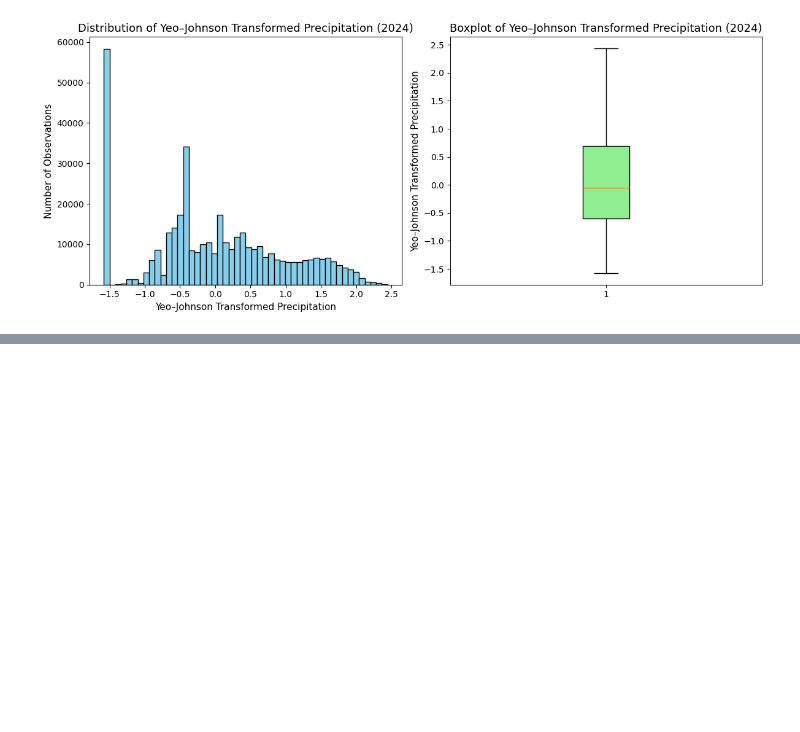
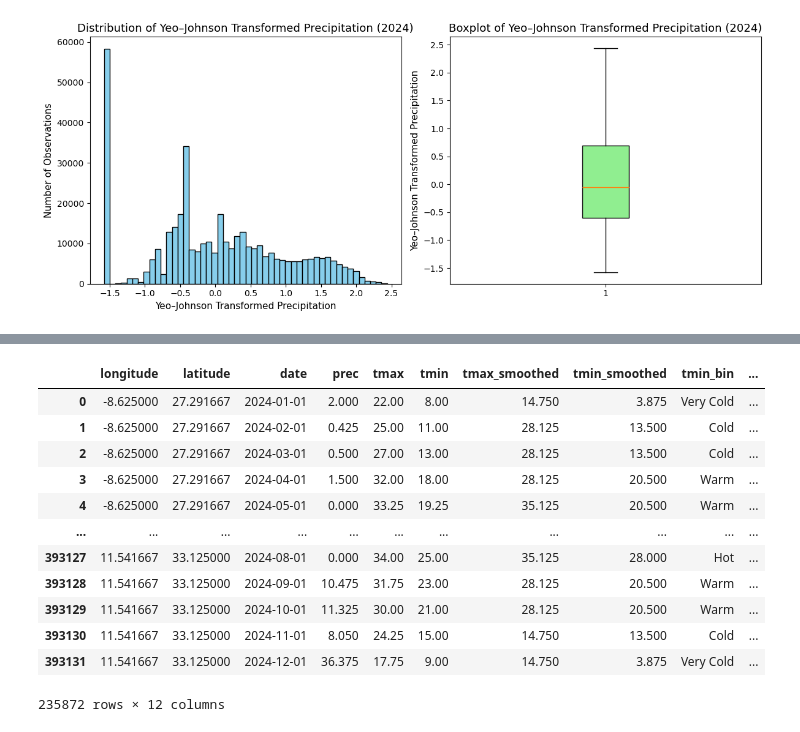
Before and after one commit to b-fatma/S2I-DM, a Jupyter notebook: src/preprocessing/climate.ipynb, the cells around one changed output, grey strips where cells are left out. Saved outputs shown, nothing was run; the diff lists cells and outputs as text; code cells hidden in the pictures; blank space fills up the shorter version.

```diff
--- a/src/preprocessing/climate.ipynb
+++ b/src/preprocessing/climate.ipynb
@@ -341,0 +358,18 @@ climate_df.head()
+# %%
+from config import latitude_lower_bound
+climate_df = climate_df[climate_df['latitude'] > latitude_lower_bound]
+climate_df
+# %% [output]
+|  | longitude | latitude | date | prec | tmax | tmin | tmax_smoothed | tmin_smoothed | tmin_bin | ... |
+| 0 | -8.625000 | 27.291667 | 2024-01-01 | 2.000 | 22.00 | 8.00 | 14.750 | 3.875 | Very Cold | ... |
+| 1 | -8.625000 | 27.291667 | 2024-02-01 | 0.425 | 25.00 | 11.00 | 28.125 | 13.500 | Cold | ... |
+| 2 | -8.625000 | 27.291667 | 2024-03-01 | 0.500 | 27.00 | 13.00 | 28.125 | 13.500 | Cold | ... |
+| 3 | -8.625000 | 27.291667 | 2024-04-01 | 1.500 | 32.00 | 18.00 | 28.125 | 20.500 | Warm | ... |
+| 4 | -8.625000 | 27.291667 | 2024-05-01 | 0.000 | 33.25 | 19.25 | 35.125 | 20.500 | Warm | ... |
+| ... | ... | ... | ... | ... | ... | ... | ... | ... | ... | ... |
+| 393127 | 11.541667 | 33.125000 | 2024-08-01 | 0.000 | 34.00 | 25.00 | 35.125 | 28.000 | Hot | ... |
+| 393128 | 11.541667 | 33.125000 | 2024-09-01 | 10.475 | 31.75 | 23.00 | 28.125 | 20.500 | Warm | ... |
+| 393129 | 11.541667 | 33.125000 | 2024-10-01 | 11.325 | 30.00 | 21.00 | 28.125 | 20.500 | Warm | ... |
+| 393130 | 11.541667 | 33.125000 | 2024-11-01 | 8.050 | 24.25 | 15.00 | 14.750 | 13.500 | Cold | ... |
+| 393131 | 11.541667 | 33.125000 | 2024-12-01 | 36.375 | 17.75 | 9.00 | 14.750 | 3.875 | Very Cold | ... |
+235872 rows × 12 columns
```
Also changed, not shown: parts of 5 cells of this notebook, 6 other files.
